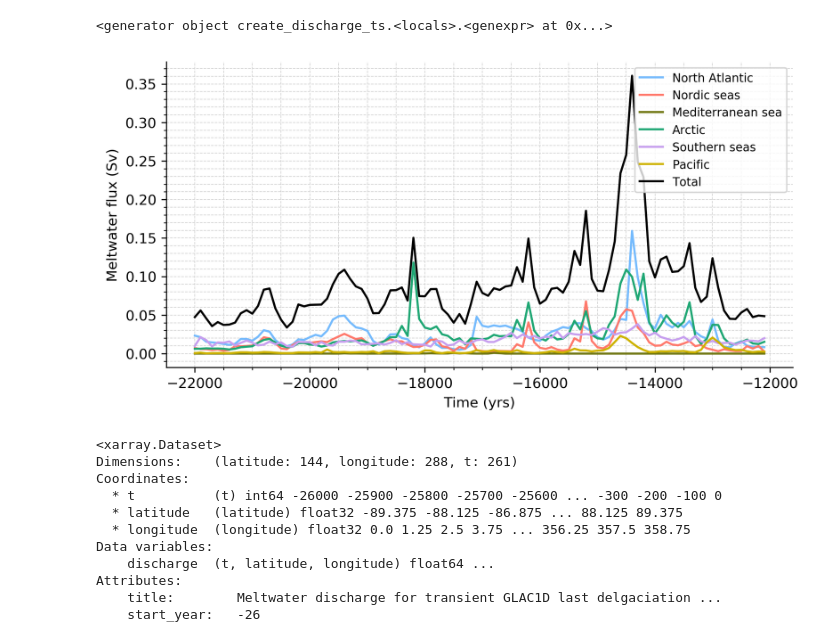
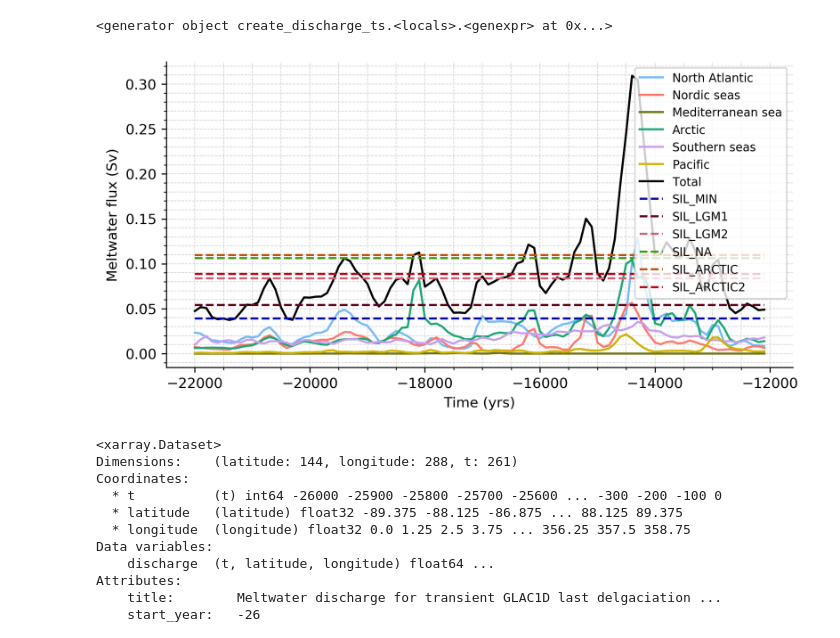
Before and after one commit to Olnavy/mw_protocol, a Jupyter notebook: demo/create_input.ipynb, the cells around one changed output. Cells and saved outputs as stored; diff of their text form; code cells hidden in the pictures.

```diff
--- a/demo/create_input.ipynb
+++ b/demo/create_input.ipynb
@@ -342,12 +639,20 @@ ds_lsm = xr.open_dataset("/nfs/annie/eeymr/work/data/glac_mw/hadcm3_lsm/teadv3.q
 # %% [markdown]
 ## Create LGM simulations
 # %%
-ds_discharge = xr.open_dataset('/nfs/annie/eeymr/work/outputs/glac_mw/Archive/glac.-26_0_100.diff_s/temev.discharge.glac_mw.nc',decode_times=False)
+ds_discharge = xr.open_dataset('/nfs/see-fs-01_users/eeymr/work/outputs/glac_mw/xoup/xoup.wfix.glac_ts.nc',decode_times=False)
 ds_lsm = xr.open_dataset('/nfs/annie/earpal/database/experiments/temev/inidata/temev.qrparm.omask.nc')
 ds_waterfix = xr.open_dataset("/nfs/annie/eeymr/work/data/glac_mw/qrparm.waterfix.hadcm3.nc")
+ds_wfix_old = xr.open_dataset('/nfs/annie/earpal/database/experiments/temev/inidata/temev.qrparm.waterfix.nc')
+# are ds_wfix and ds_wfix_old the same?
 
 ts = plotting.create_discharge_ts(ds_discharge, ds_lsm, ds_waterfix, unit="kg/m2/s")
 t = ds_discharge.t.values
+i_minmw = np.where(t==-21500)
+i_lgm1mw = np.where(t==-21000)
+i_lgm2mw = np.where(t==-20700)
+i_namw = np.where(t==-19400)
+i_arcmw = np.where(t==-18200)
+i_arc2mw = np.where(t==-17800)
 
 flux_na = ts['North_Atlantic']
 flux_ns = ts['Nordic seas']
@@ -356,30 +661,43 @@ flux_arc = ts['Arctic']
 flux_ss = ts['Southern seas']
 flux_pac = ts['Pacific']
 flux_tot = ts['Total']
+
+flux_minmw = [np.nanmean([ts['Total'][i] for i in range(i_minmw[0][0]-1,i_minmw[0][0]+1)])]*len(t)
+flux_lgm1mw = [np.nanmean([ts['Total'][i] for i in range(i_lgm1mw[0][0]-1,i_lgm1mw[0][0]+1)])]*len(t)
+flux_lgm2mw = [np.nanmean([ts['Total'][i] for i in range(i_lgm2mw[0][0]-1,i_lgm2mw[0][0]+1)])]*len(t)
+flux_namw = [np.nanmean([ts['Total'][i] for i in range(i_namw[0][0]-1,i_namw[0][0]+1)])]*len(t)
+flux_arcmw = [np.nanmean([ts['Total'][i] for i in range(i_arcmw[0][0]-1,i_arcmw[0][0]+1)])]*len(t)
+flux_arc2mw = [np.nanmean([ts['Total'][i] for i in range(i_arc2mw[0][0]-1,i_arc2mw[0][0]+1)])+0.002]*len(t)
 # %% [output]
 <generator object create_discharge_ts.<locals>.<genexpr> at 0x...>
 # %%
 start, end = 40, 140
 
 figMap, axMw = plt.subplots(nrows=1, ncols=1, figsize=(8,4), dpi=300)
 
-axMw.plot(t[start:end], flux_na[start:end], label="North Atlantic", color="xkcd:sky blue", linestyle="-")
-axMw.plot(t[start:end], flux_ns[start:end], label="Nordic seas", color="xkcd:salmon", linestyle="-")
-axMw.plot(t[start:end], flux_med[start:end], label="Mediterranean sea", color="xkcd:olive", linestyle="-")
-axMw.plot(t[start:end], flux_arc[start:end], label="Arctic", color="xkcd:jade", linestyle="-")
-axMw.plot(t[start:end], flux_ss[start:end], label="Southern seas", color="xkcd:lavender", linestyle="-")
-axMw.plot(t[start:end], flux_pac[start:end], label="Pacific", color="xkcd:mustard", linestyle="-")
-axMw.plot(t[start:end], flux_tot[start:end], label="Total", color="black", linestyle="-")
+axMw.plot(t[start:end], util.running_mean(flux_na[start:end],2), label="North Atlantic", color="xkcd:sky blue", linestyle="-")
+axMw.plot(t[start:end], util.running_mean(flux_ns[start:end],2), label="Nordic seas", color="xkcd:salmon", linestyle="-")
+axMw.plot(t[start:end], util.running_mean(flux_med[start:end],2), label="Mediterranean sea", color="xkcd:olive", linestyle="-")
+axMw.plot(t[start:end], util.running_mean(flux_arc[start:end],2), label="Arctic", color="xkcd:jade", linestyle="-")
+axMw.plot(t[start:end], util.running_mean(flux_ss[start:end],2), label="Southern seas", color="xkcd:lavender", linestyle="-")
+axMw.plot(t[start:end], util.running_mean(flux_pac[start:end],2), label="Pacific", color="xkcd:mustard", linestyle="-")
+axMw.plot(t[start:end], util.running_mean(flux_tot[start:end],2), label="Total", color="black", linestyle="-")
+axMw.plot(t[start:end], flux_minmw[start:end], label="SIL_MIN", color="xkcd:royal blue", linestyle="--")
+axMw.plot(t[start:end], flux_lgm1mw[start:end], label="SIL_LGM1", color="xkcd:maroon", linestyle="--")
+axMw.plot(t[start:end], flux_lgm2mw[start:end], label="SIL_LGM2", color="xkcd:rose", linestyle="--")
+axMw.plot(t[start:end], flux_namw[start:end], label="SIL_NA", color="xkcd:grass green", linestyle="--")
+axMw.plot(t[start:end], flux_arcmw[start:end], label="SIL_ARCTIC", color="xkcd:dark orange", linestyle="--")
+axMw.plot(t[start:end], flux_arc2mw[start:end], label="SIL_ARCTIC2", color="xkcd:scarlet", linestyle="--")
 
 axMw.legend(loc="upper right", fontsize='small')
 axMw.spines['right'].set_visible(False)
 axMw.spines['top'].set_visible(False)
 axMw.set_xlabel("Time (yrs)")
 axMw.set_ylabel("Meltwater flux (Sv)")
 axMw.minorticks_on()
 axMw.grid(which = "both", color='lightgrey', linestyle='--', linewidth=0.5)
 # %% [output]
-[figure, old version]
+[figure, new version]
 # %%
 ds_spread = xr.open_dataset('/nfs/annie/eeymr/work/outputs/glac_mw/Archive/glac.-26_0_100.diff_s/temev.discharge.glac_mw.nc',decode_times=False)
 print(ds_spread)
```
Also changed, not shown: parts of 51 cells of this notebook, 6 other files.
